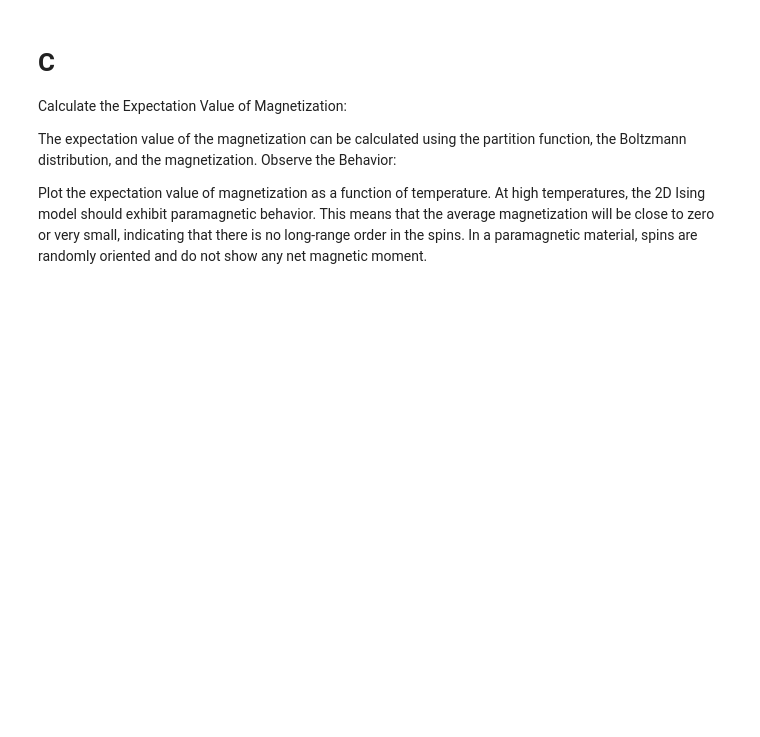
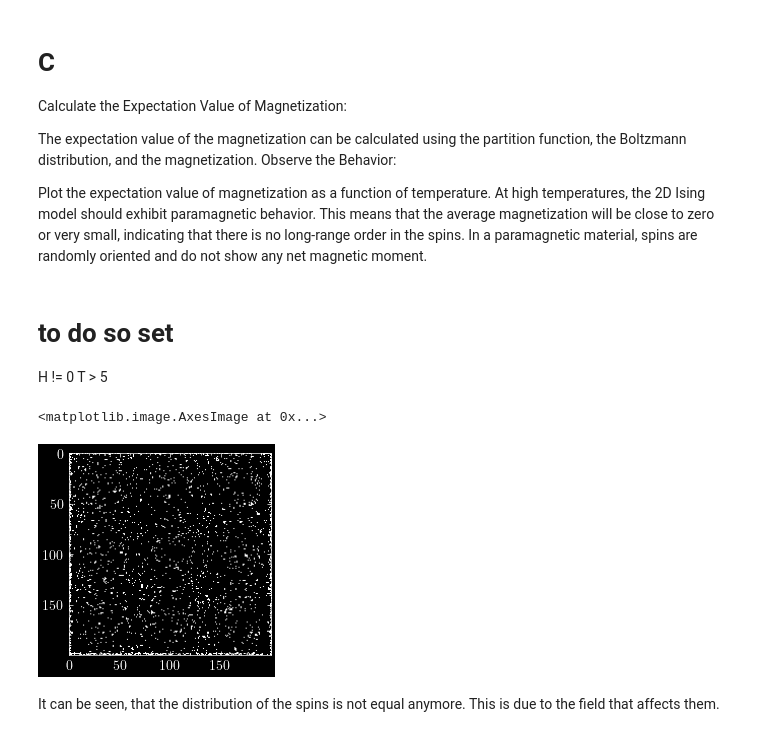
Before and after one commit to FelixWaldschock/Chalmers_FFR120_Simulation_Of_Complex_System, a Jupyter notebook: HW_01/Exercise_2-2/Exercise_2-2.ipynb, the cells around one changed output. Cells and saved outputs as stored; diff of their text form; code cells hidden in the pictures; blank space fills up the shorter version.

```diff
--- a/HW_01/Exercise_2-2/Exercise_2-2.ipynb
+++ b/HW_01/Exercise_2-2/Exercise_2-2.ipynb
@@ -106,12 +95,3 @@ plt.imshow(updatedGrid - init_grid, cmap=cmapStyle)
-# %%
-# repeat for different Temperatures, and with H = 0
-NumberOfTemperatures = 3
-Iterations = [0,100,10000, 100000]
-Iterations = [0,10,100, 10000]
-H = 0
-T = [-100, 2.269, 5]
-N = 200
-betaList = 1 / np.array(T)
 # %%
 def updateGridEpochs(grid, epochs, percentage):
     storeEpochs = []
@@ -142,10 +131,11 @@ for i in range(NumberOfTemperatures):
 # %%
-# create a subplot with 2 rows and 5 columns
-fig, axs = plt.subplots(3,4, figsize=(20, 10))
+if(0):
+    # create a subplot with 2 rows and 5 columns
+    fig, axs = plt.subplots(3,4, figsize=(20, 10))
 
-# plot all the grids from gridArray
-for i in range(NumberOfTemperatures):
-    for j in range(len(Iterations)):
-        axs[i,j].imshow(gridArray[i,j,:,:], cmap=cmapStyle)
-        axs[i,j].set_title("T = " + str(T[i]) + ", Iteration = " + str(Iterations[j]))
-        axs[i,j].axis('off')
+    # plot all the grids from gridArray
+    for i in range(NumberOfTemperatures):
+        for j in range(len(Iterations)):
+            axs[i,j].imshow(gridArray[i,j,:,:], cmap=cmapStyle)
+            axs[i,j].set_title("T = " + str(T[i]) + ", Iteration = " + str(Iterations[j]))
+            axs[i,j].axis('off')
@@ -160,3 +148,28 @@ Observe the Behavior:
 
 Plot the expectation value of magnetization as a function of temperature.
 At high temperatures, the 2D Ising model should exhibit paramagnetic behavior. This means that the average magnetization will be close to zero or very small, indicating that there is no long-range order in the spins. In a paramagnetic material, spins are randomly oriented and do not show any net magnetic moment.
+# %% [markdown]
+# to do so set
+H != 0
+T > 5
+# %%
+
+N = 200 # number of spins
+J = 1 # feerromagnetic material
+H = 1 # external magnetic field
+T = 5
+kB = 1
+beta = 1 / T
+percentage = 10
+
+grid = initGrid(N)
+updatedGrid = grid
+for i in range(10000):
+    updatedGrid = update(grid, percentage)
+plt.figure(figsize=(10, 10))
+plt.imshow(updatedGrid, cmap=cmapStyle)
+# %% [output]
+<matplotlib.image.AxesImage at 0x...>
+[figure, added]
+# %% [markdown]
+It can be seen, that the distribution of the spins is not equal anymore. This is due to the field that affects them.
```
Also changed, not shown: parts of 9 cells of this notebook, 3 other files.
